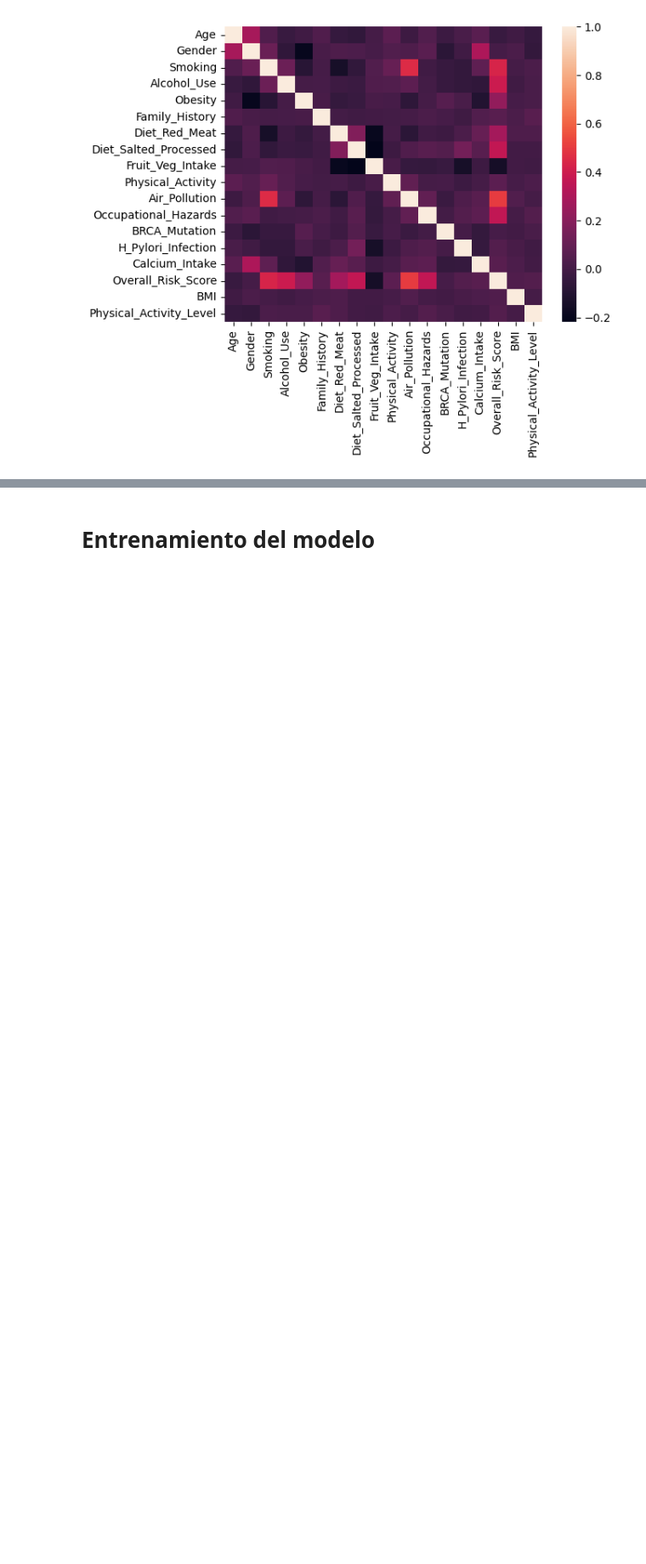
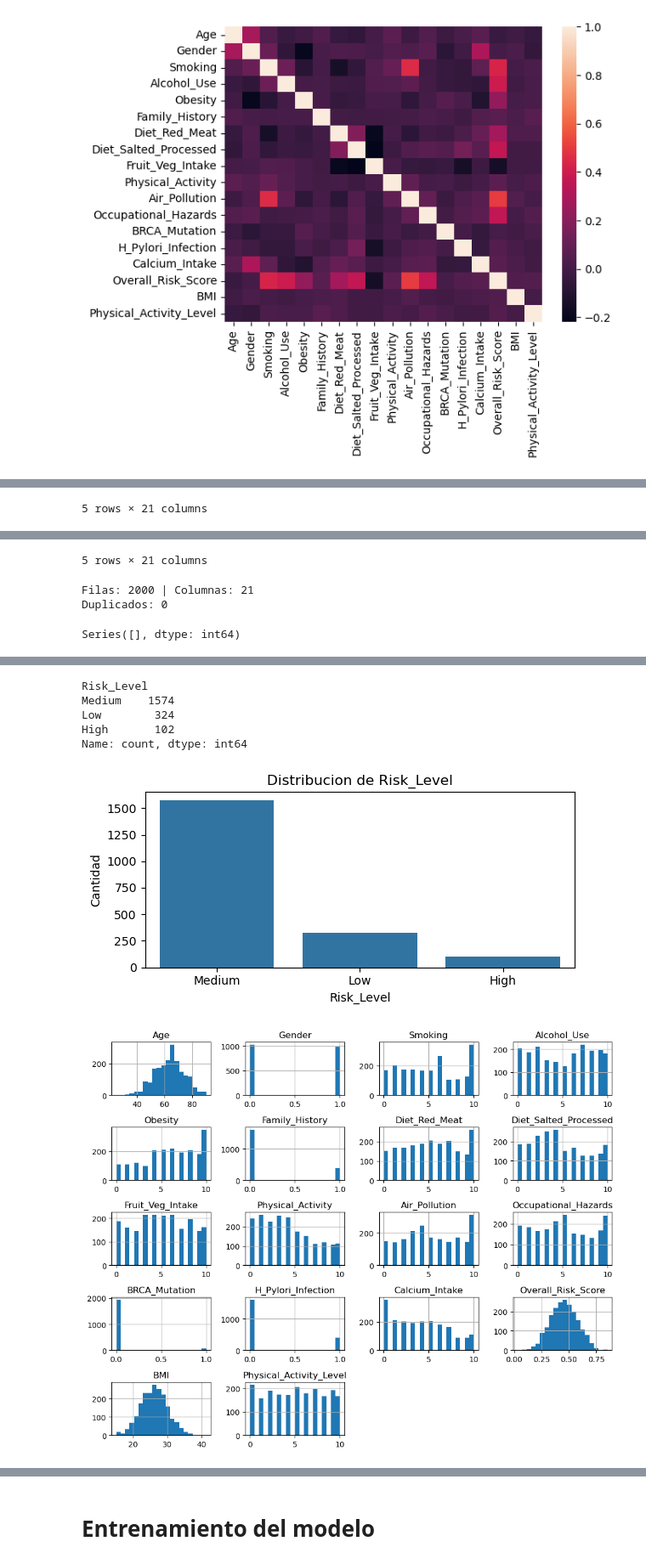
Before and after one commit to Amolihua/ML3037-GRUPO4-ALDIMI, a Jupyter notebook: test_dataset_risk.ipynb, the cells around one changed output, grey strips where cells are left out. Shown at 85% size. Drawn from its saved outputs; the diff is of its cells as text; code cells hidden in the pictures; blank space fills up the shorter version.

```diff
--- a/test_dataset_risk.ipynb
+++ b/test_dataset_risk.ipynb
@@ -63,0 +66,44 @@ sns.heatmap(df.select_dtypes(["int64", "float64"]).corr())
+# %%
+from IPython.display import display
+
+# Vista rapida
+display(df.head())
+display(df.sample(5, random_state=42))
+
+print(f"Filas: {df.shape[0]} | Columnas: {df.shape[1]}")
+print("Duplicados:", df.duplicated().sum())
+
+# Faltantes
+missing = df.isna().sum().sort_values(ascending=False)
+display(missing[missing > 0])
+
+# Estadisticas generales
+display(df.describe(include="all").T)
+
+# Distribucion de la variable objetivo
+risk_counts = df["Risk_Level"].value_counts()
+display(risk_counts)
+plt.figure(figsize=(6, 3))
+sns.barplot(x=risk_counts.index, y=risk_counts.values)
+plt.title("Distribucion de Risk_Level")
+plt.xlabel("Risk_Level")
+plt.ylabel("Cantidad")
+plt.tight_layout()
+
+# Distribuciones de variables numericas
+numeric_cols = df.select_dtypes(include=["int64", "float64"]).columns
+df[numeric_cols].hist(figsize=(10, 8), bins=20)
+plt.tight_layout()
+
+# Boxplots por clase
+n_cols = 2
+n_rows = int(np.ceil(len(numeric_cols) / n_cols))
+fig, axes = plt.subplots(n_rows, n_cols, figsize=(10, 4 * n_rows), sharey=False)
+axes = np.array(axes).reshape(-1)
+for i, col in enumerate(numeric_cols):
+    sns.boxplot(data=df, x="Risk_Level", y=col, ax=axes[i])
+    axes[i].set_title(col)
+for j in range(i + 1, len(axes)):
+    axes[j].axis("off")
+plt.tight_layout()
+# %% [output]
@@ -63,0 +116 @@ sns.heatmap(df.select_dtypes(["int64", "float64"]).corr())
+5 rows × 21 columns
@@ -63,0 +123,4 @@ sns.heatmap(df.select_dtypes(["int64", "float64"]).corr())
+5 rows × 21 columns
+Filas: 2000 | Columnas: 21
+Duplicados: 0
+Series([], dtype: int64)
@@ -63,0 +144,7 @@ sns.heatmap(df.select_dtypes(["int64", "float64"]).corr())
+Risk_Level
+Medium    1574
+Low        324
+High       102
+Name: count, dtype: int64
+[figure, added]
+[figure, added]
```
Also changed, not shown: parts of 3 cells of this notebook.
